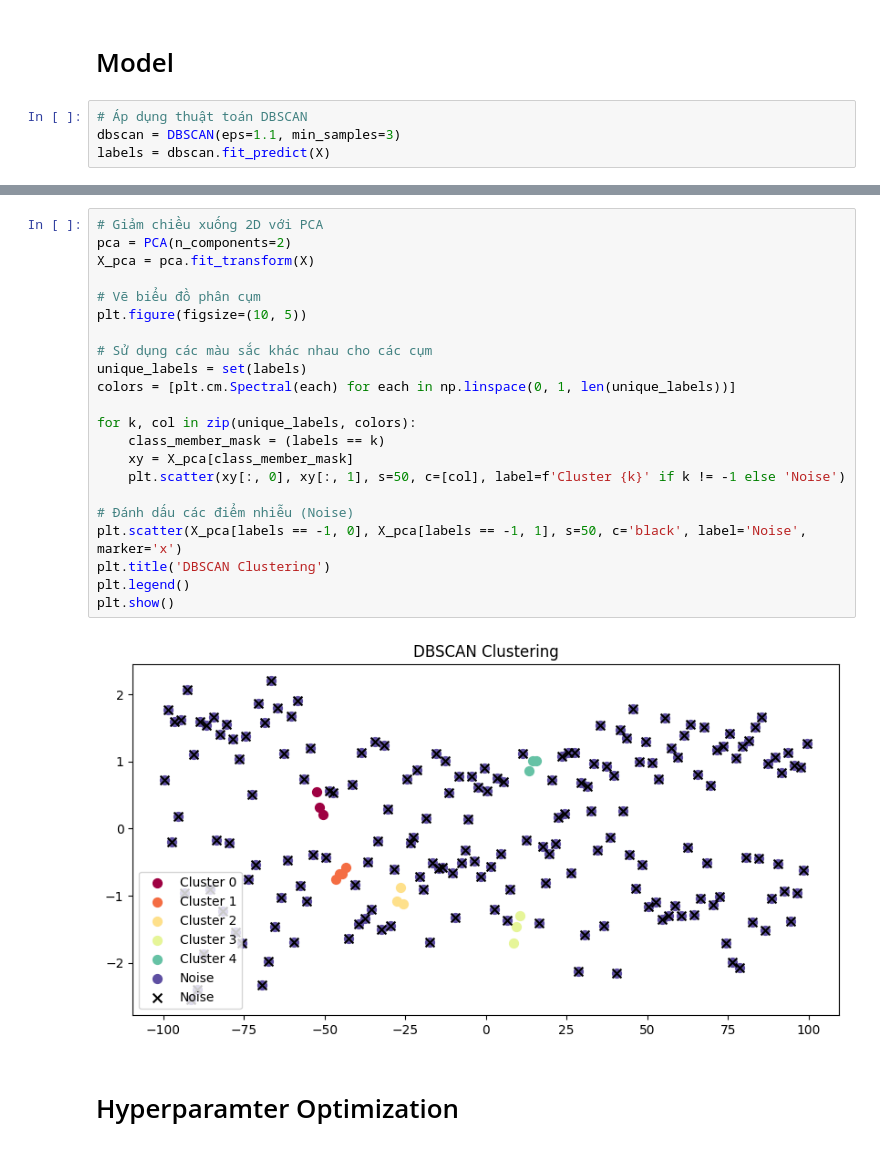
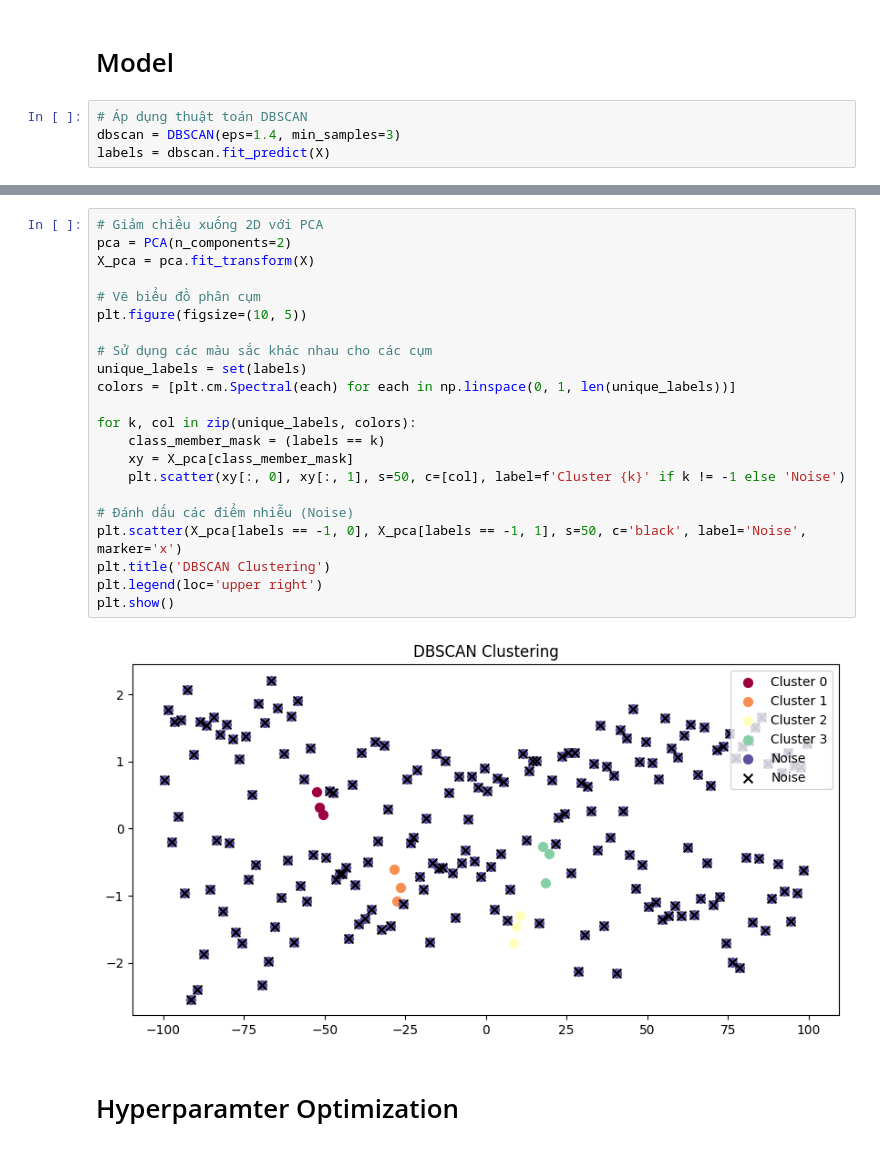
Before and after one commit to Avcuongy/Affinity-Propagation-ML-UEH, a Jupyter notebook: Notebooks/Comparision/3_Comparison_DBSCAN.ipynb, the cells around one changed output, grey strips where cells are left out. Drawn from its saved outputs; the diff is of its cells as text.

```diff
--- a/Notebooks/Comparision/3_Comparison_DBSCAN.ipynb
+++ b/Notebooks/Comparision/3_Comparison_DBSCAN.ipynb
@@ -28,7 +28,7 @@ X = df.copy()
 # Model
 # %%
 # Áp dụng thuật toán DBSCAN
-dbscan = DBSCAN(eps=1.1, min_samples=3)
+dbscan = DBSCAN(eps=1.4, min_samples=3)
 labels = dbscan.fit_predict(X)
 # %%
 core_samples_mask = labels != -1
@@ -56,27 +56,27 @@ Silhouette Score: 0.789
 # %%
 # Giảm chiều xuống 2D với PCA
 pca = PCA(n_components=2)
 X_pca = pca.fit_transform(X)
 
 # Vẽ biểu đồ phân cụm
 plt.figure(figsize=(10, 5))
 
 # Sử dụng các màu sắc khác nhau cho các cụm
 unique_labels = set(labels)
 colors = [plt.cm.Spectral(each) for each in np.linspace(0, 1, len(unique_labels))]
 
 for k, col in zip(unique_labels, colors):
     class_member_mask = (labels == k)
     xy = X_pca[class_member_mask]
     plt.scatter(xy[:, 0], xy[:, 1], s=50, c=[col], label=f'Cluster {k}' if k != -1 else 'Noise')
 
 # Đánh dấu các điểm nhiễu (Noise)
 plt.scatter(X_pca[labels == -1, 0], X_pca[labels == -1, 1], s=50, c='black', label='Noise', marker='x')
 plt.title('DBSCAN Clustering')
-plt.legend()
+plt.legend(loc='upper right')
 plt.show()
 # %% [output]
-[figure, old version]
+[figure, new version]
 # %% [markdown]
 # Hyperparamter Optimization
 # %%
```
Also changed, not shown: parts of 4 cells of this notebook, 3 other files.
